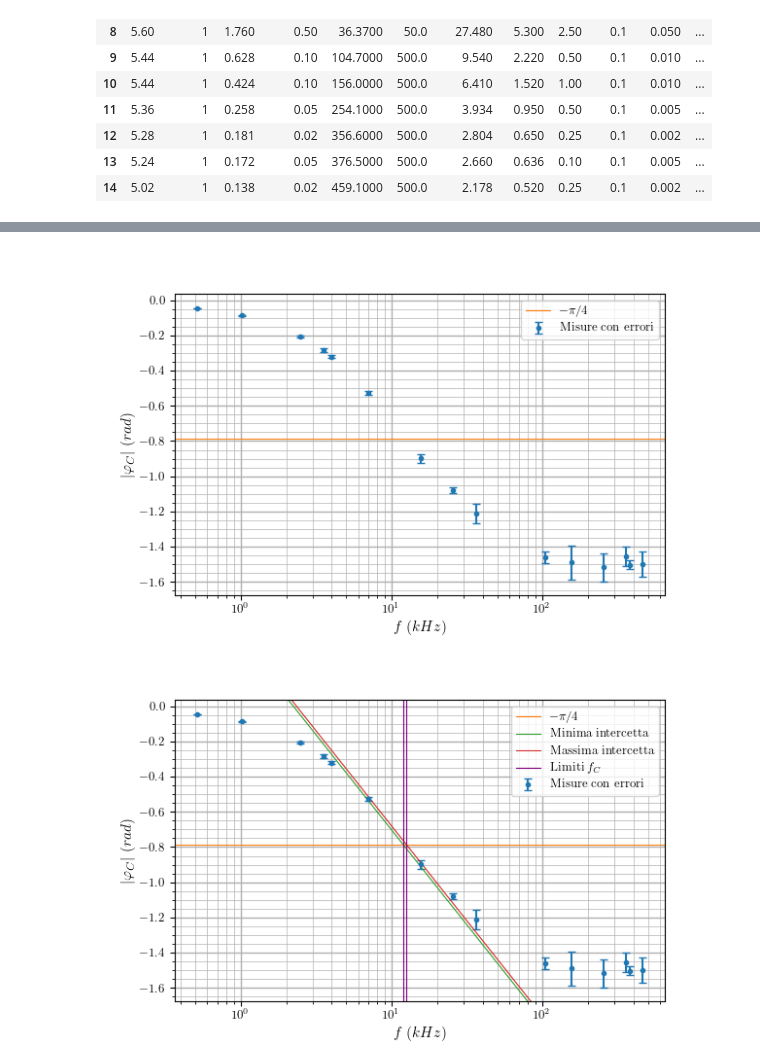
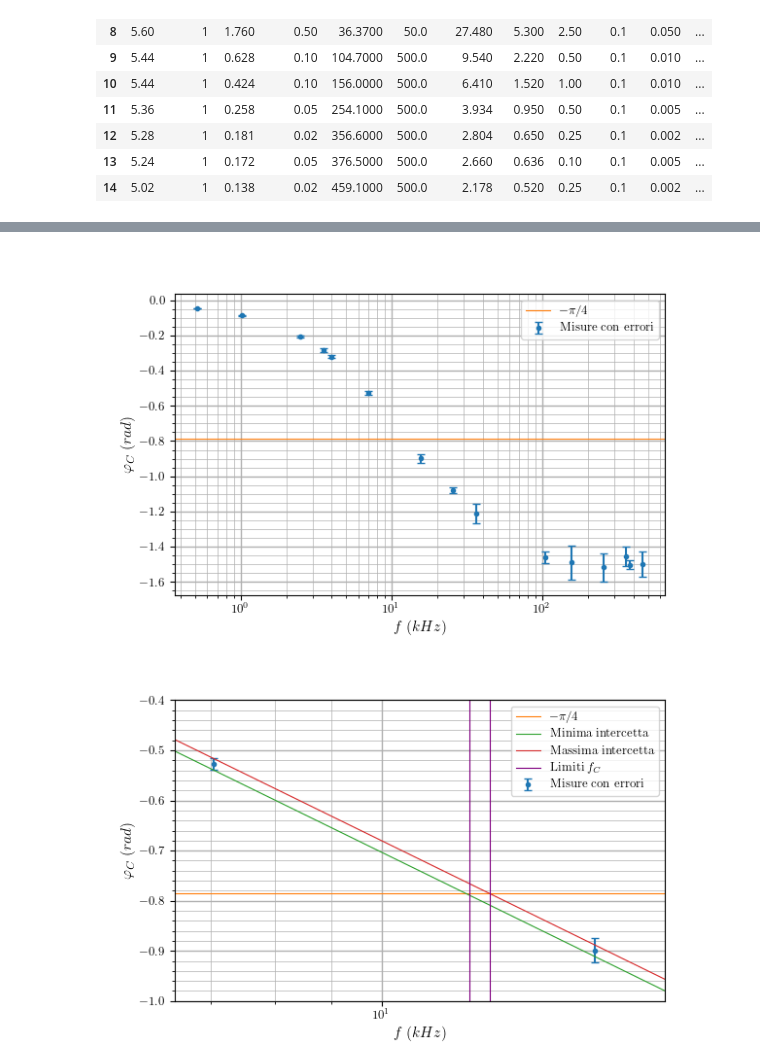
Before and after one commit to Nemoos-0/Lab2-E3, a Jupyter notebook: code/onda_sin_C.ipynb, the cells around one changed output, grey strips where cells are left out. Saved outputs shown, nothing was run; the diff lists cells and outputs as text; code cells hidden in the pictures.

```diff
--- a/code/onda_sin_C.ipynb
+++ b/code/onda_sin_C.ipynb
@@ -390,11 +466,11 @@ ax.grid(True, which='minor', lw = 0.5)
 ax.legend()
 
 ax.set_xlabel(r'$f \; (kHz)$')
-ax.set_ylabel(r'$|\varphi_{C}| \; (rad)$')
+ax.set_ylabel(r'$\varphi_{C} \; (rad)$')
 
-fig.savefig(graph_path + 'onda_sin_phi(f)_C.pdf', format='pdf', bbox_inches='tight')
+fig.savefig(graph_path + 'onda_sin_phi(f)_C.pdf', format='pdf')
 # %% [output]
-[figure, old version]
+[figure, new version]
 # %%
 fig, ax = plt.subplots(figsize = fig_size.from_pt(width))
 # fig.tight_layout()
@@ -415,36 +491,39 @@ A_taglio = lambda x: x - x - np.pi/4
 ax.plot(xlim, A_taglio(xlim), lw=0.8, label=r'$- \pi/4$')
 
 # Minima intercetta
 l_min = lambda x: -np.log10(x/11.9)*1.08 - np.pi/4
 ax.plot(xlim, l_min(xlim), lw=0.8, label='Minima intercetta')
 
 # Massima intercetta
 l_max = lambda x: -np.log10(x/12.5)*1.08 - np.pi/4
 ax.plot(xlim, l_max(xlim), lw=0.8, label='Massima intercetta')
 
 # Minima frequenza di taglio
 f_min = lambda y: y - y + 12
 ax.plot(f_min(ylim), ylim, lw=0.8, c='purple', label=r'Limiti $f_{C}$')
 
 # Massima frequenza di taglio
 f_max = lambda y: y - y + 12.5
 ax.plot(f_max(ylim), ylim, lw=0.8, c='purple')
 
 ax.set_xlim(xlim)
 ax.set_ylim(ylim)
 
 ax.minorticks_on()
 ax.grid(True, which='major', lw = 1)
 ax.grid(True, which='minor', lw = 0.5)
 
 ax.legend()
 
 ax.set_xlabel(r'$f \; (kHz)$')
-ax.set_ylabel(r'$|\varphi_{C}| \; (rad)$')
+ax.set_ylabel(r'$\varphi_{C} \; (rad)$')
 
-fig.savefig(graph_path + 'onda_sin_phi(f)_C_pendenze.pdf', format='pdf', bbox_inches='tight')
+ax.set_xlim(6.5, 18)
+ax.set_ylim(-1, -0.4)
+
+fig.savefig(graph_path + 'onda_sin_phi(f)_C_intercette.pdf', format='pdf')
 # %% [output]
-[figure, old version]
+[figure, new version]
 # %%
 fig, ax = plt.subplots(figsize = fig_size.from_pt(width))
 # fig.tight_layout()
```
Also changed, not shown: parts of 5 cells of this notebook, 28 other files.
